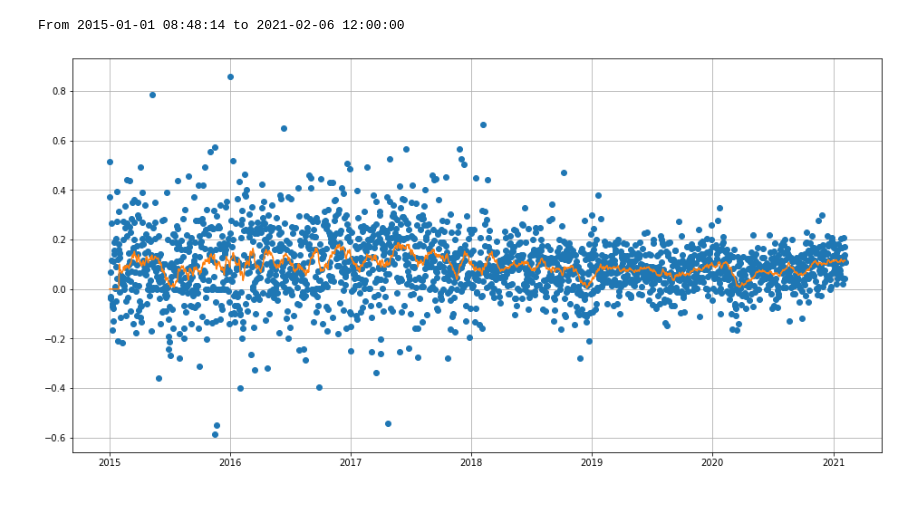
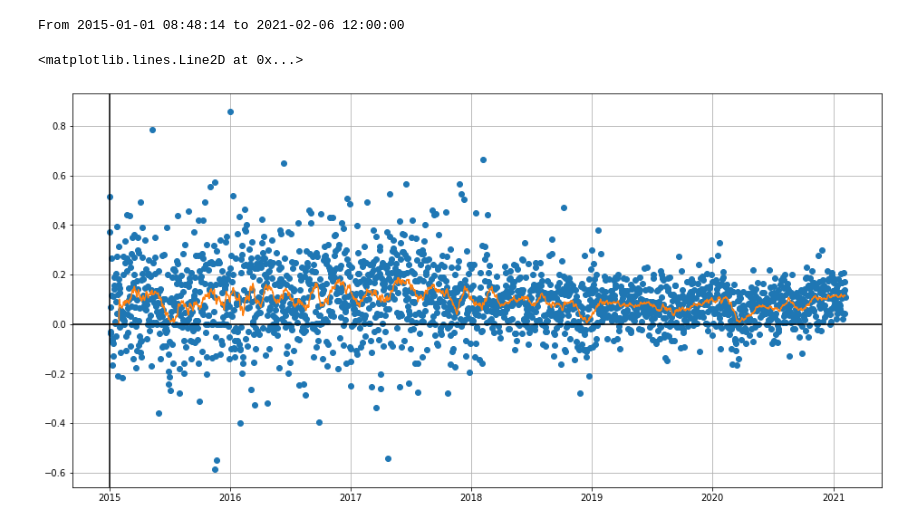
Before and after one commit to egordm/BigSentiment, a Jupyter notebook: notebooks/collect_news_dataset.ipynb, the cells around one changed output. Cells and saved outputs as stored; diff of their text form; code cells hidden in the pictures.

```diff
--- a/notebooks/collect_news_dataset.ipynb
+++ b/notebooks/collect_news_dataset.ipynb
@@ -64,14 +64,17 @@ plt.rcParams['figure.figsize'] = [16, 8]
 
 grouped_df = df[['date', 'summary_score', 'text_score']]\
     .resample('d', on='date').mean().dropna(how='all')
-
-fig, ax = plt.subplots()
-dates = grouped_df.index
-ax.plot_date(dates, grouped_df['summary_score'])
-ax.plot(dates, smooth(grouped_df['summary_score'], 30))
-ax.grid(True, which='both')
-# %% [output]
-[figure, removed]
+# %%
+fig, ax = plt.subplots()
+dates = grouped_df.index
+ax.plot_date(dates, grouped_df['summary_score'])
+ax.plot(dates, smooth(grouped_df['summary_score'], 30))
+ax.grid(True, which='both')
+ax.axhline(y=0, color='k')
+ax.axvline(x=dates[0], color='k')
+# %% [output]
+<matplotlib.lines.Line2D at 0x...>
+[figure, added]
 # %%
 fig, ax = plt.subplots()
 ax.plot_date(dates, grouped_df['text_score'])
```
Also changed, not shown: parts of 1 cell of this notebook, 2 other files.
